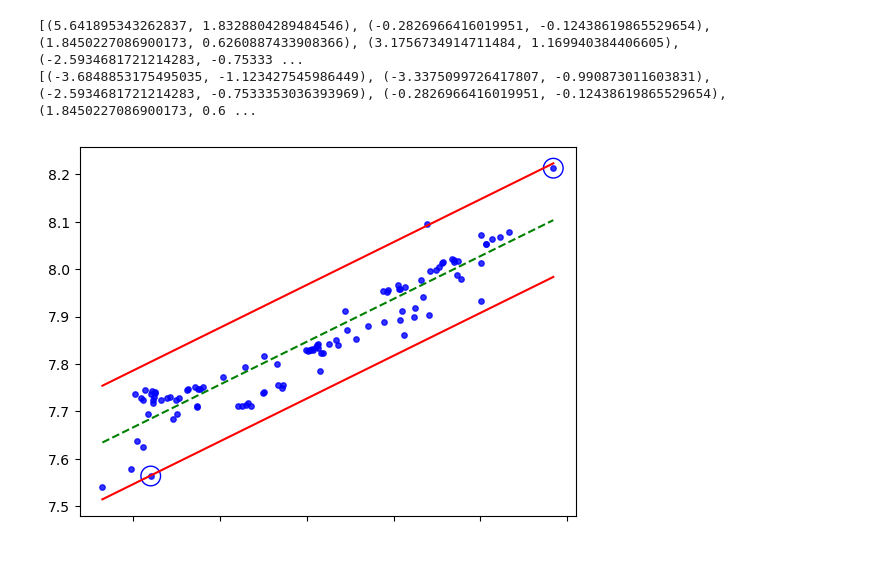
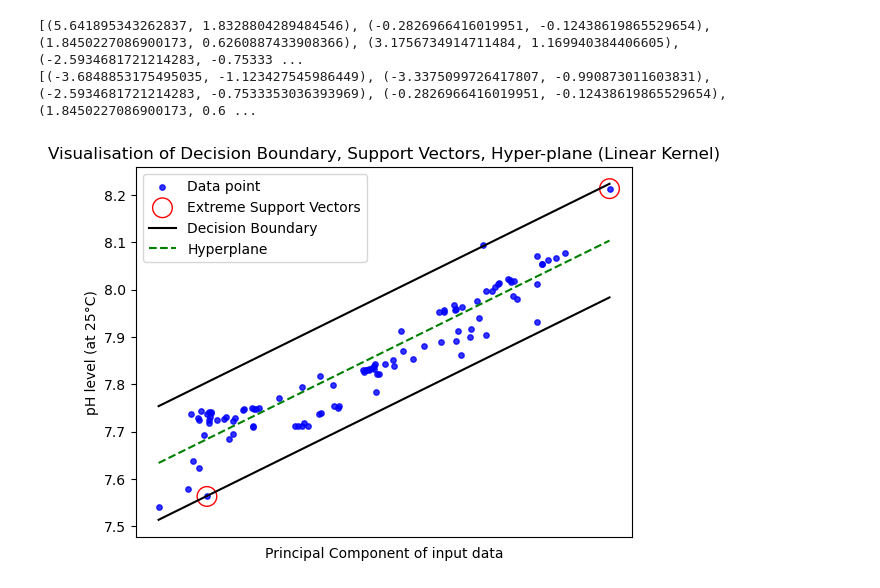
Before and after one commit to asif-saad/Analysis-of-Ocean-Climate, a Jupyter notebook: main.ipynb, the cells around one changed output. Saved outputs shown, nothing was run; the diff lists cells and outputs as text; code cells hidden in the pictures; blank space fills up the shorter version.

Commit message:
visualisation going

```diff
--- a/main.ipynb
+++ b/main.ipynb
@@ -1769,11 +1769,14 @@ model_support_vectors=np.stack((positive_support_vector,negative_support_vector)
 # # visualize the data-set
 fig = plt.figure()
 ax = fig.add_subplot(1,1,1)
-ax.set_xticklabels([])
-plt.scatter(x_test1,y_test1,marker='o',c='b',s=15,alpha=0.8)
+plt.xticks([])
+plt.title("Visualisation of Decision Boundary, Support Vectors, Hyper-plane (Linear Kernel)")
+ax.set_ylabel("pH level (at 25°C)")
+ax.set_xlabel("Principal Component of input data")
+plt.scatter(x_test1,y_test1,marker='o',c='b',s=15,alpha=0.8,label="Data point")
 
 # # plot support vectors
-ax.scatter(model_support_vectors[0, :],model_support_vectors[1, :],s=200, linewidth=1,facecolors='none', edgecolors='b')
+ax.scatter(model_support_vectors[0, :],model_support_vectors[1, :],s=200, linewidth=1,facecolors='none', edgecolors='r', label="Extreme Support Vectors")
 
 
 
@@ -1783,36 +1786,36 @@ min_feature_value=np.amin(x_test1)
 datarange = (min_feature_value*1.,max_feature_value*1.)
 hyp_x_min = datarange[0]
 hyp_x_max = datarange[1]
 
 
 
 
 for i in range(x_test1.shape[0]):
     if(hyp_x_min==x_test1[i]):
         psv1=pred_y[i]+epsilon
         break
 
 
 for i in range(x_test1.shape[0]):
     if(hyp_x_max==x_test1[i]):
         psv2=pred_y[i]+epsilon
         break
-ax.plot([hyp_x_min,hyp_x_max],[psv1,psv2], 'r')
+ax.plot([hyp_x_min,hyp_x_max],[psv1,psv2], 'k',label="Decision Boundary")
 
 # (w.x+b) = -epsilon
 # negative support vector hyperplane
 nsv1 = psv1-2*epsilon
 nsv2 = psv2-2*epsilon
-ax.plot([hyp_x_min,hyp_x_max],[nsv1,nsv2], 'r')
+ax.plot([hyp_x_min,hyp_x_max],[nsv1,nsv2], 'k')
 
 # # (w.x+b) = 0
 # # positive support vector hyperplane
 db1 = psv1-epsilon
 db2 = psv2-epsilon
-ax.plot([hyp_x_min,hyp_x_max],[db1,db2], 'g--',linewidth=1.5)
+ax.plot([hyp_x_min,hyp_x_max],[db1,db2], 'g--',linewidth=1.5,label="Hyperplane")
 
-
+plt.legend()
 plt.show()
 # %% [output]
-[figure, old version]
+[figure, new version]
 # %%
```
Also changed, not shown: parts of 2 cells of this notebook.
